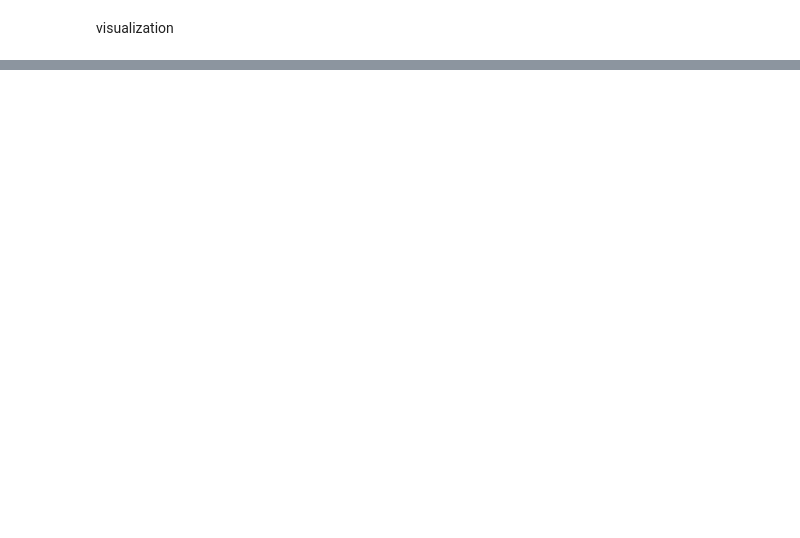
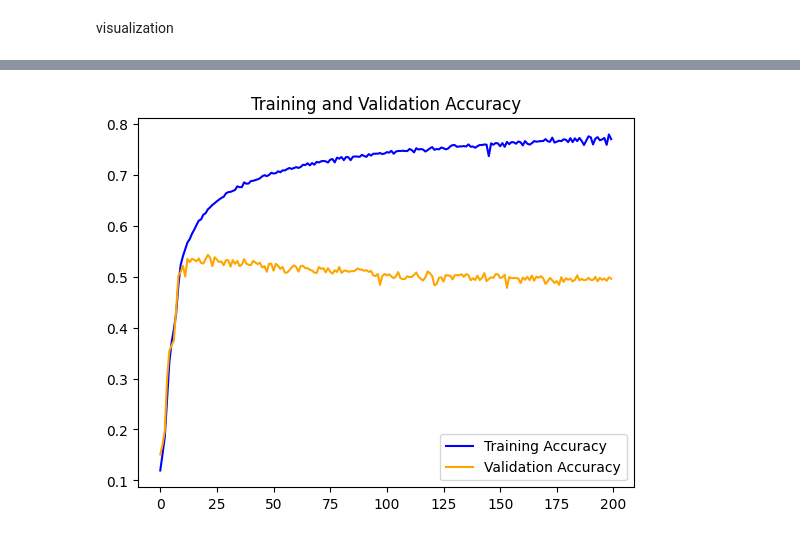
Before and after one commit to yuva0814/dl_lab, a Jupyter notebook: cifar_cnn_keras.ipynb, the cells around one changed output, grey strips where cells are left out. Saved outputs shown, nothing was run; the diff lists cells and outputs as text; code cells hidden in the pictures; blank space fills up the shorter version.

```diff
--- a/cifar_cnn_keras.ipynb
+++ b/cifar_cnn_keras.ipynb
@@ -157,0 +167,18 @@ plt.show()
+# %%
+#Architecture of the model
+model = Sequential()
+model.add(Conv2D(8, (3, 3), activation='relu'))
+model.add(MaxPooling2D(pool_size=(2, 2)))
+model.add(Flatten(input_shape=(32, 32, 3)))
+model.add(Dense(128, activation='relu'))
+model.add(Dense(10, activation='softmax'))
+
+#compile the model
+model.compile(optimizer=Adam(), loss='categorical_crossentropy', metrics=['accuracy'])
+
+# Train the model
+result = model.fit(x_train, y_train, epochs=200, batch_size=64, validation_data=(x_test, y_test))
+
+#Evaluate the model
+loss, accuracy = model.evaluate(x_test, y_test)
+print(f"Test Loss: {loss}, Test Accuracy: {accuracy}")
@@ -157,0 +203,8 @@ plt.show()
+# %%
+plt.plot(result.history['accuracy'], label='Training Accuracy', color='blue')
+plt.plot(result.history['val_accuracy'], label='Validation Accuracy', color='orange')
+plt.legend()
+plt.title('Training and Validation Accuracy')
+plt.show()
+# %% [output]
+[figure, added]
```
Also changed, not shown: parts of 9 cells of this notebook, 4 other files.
